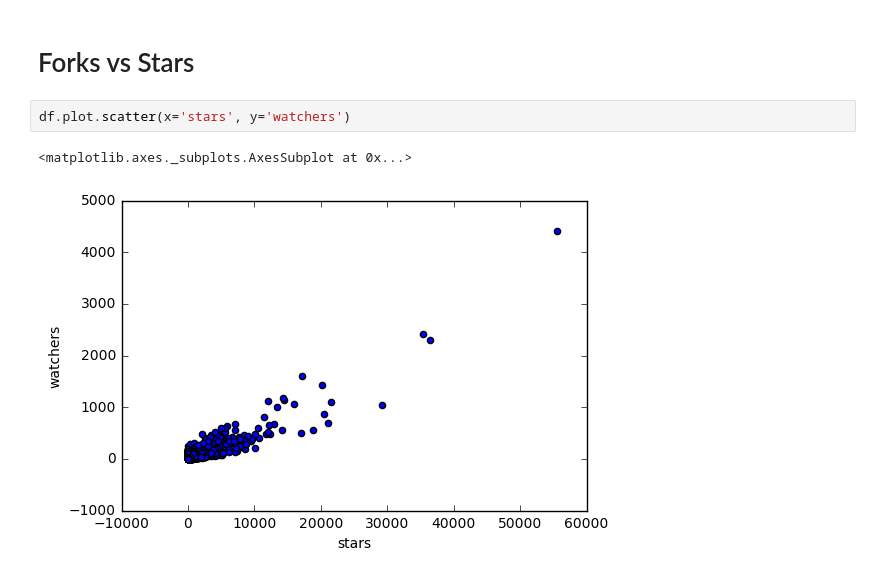
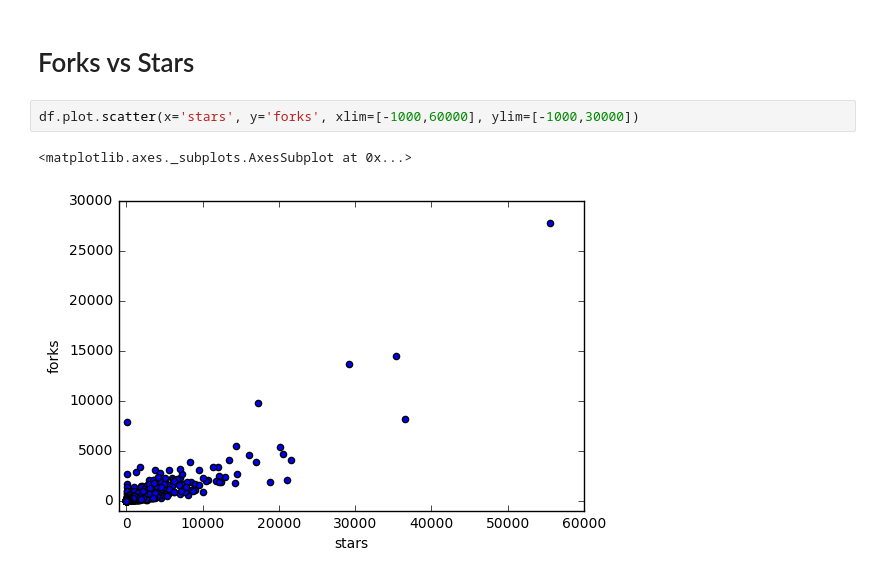
Before and after one commit to sean-smith/peregrine, a Jupyter notebook: report.ipynb, the cells around one changed output. Drawn from its saved outputs; the diff is of its cells as text.

```diff
--- a/report.ipynb
+++ b/report.ipynb
@@ -124,7 +126,7 @@ Max: 2010-06-24T18:44:50Z
 # %% [markdown]
 # Forks vs Stars
 # %%
-df.plot.scatter(x='stars', y='watchers')
+df.plot.scatter(x='stars', y='forks', xlim=[-1000,60000], ylim=[-1000,30000])
 # %% [output]
 <matplotlib.axes._subplots.AxesSubplot at 0x...>
-[figure, old version]
+[figure, new version]
```
Also changed, not shown: parts of 13 cells of this notebook.
